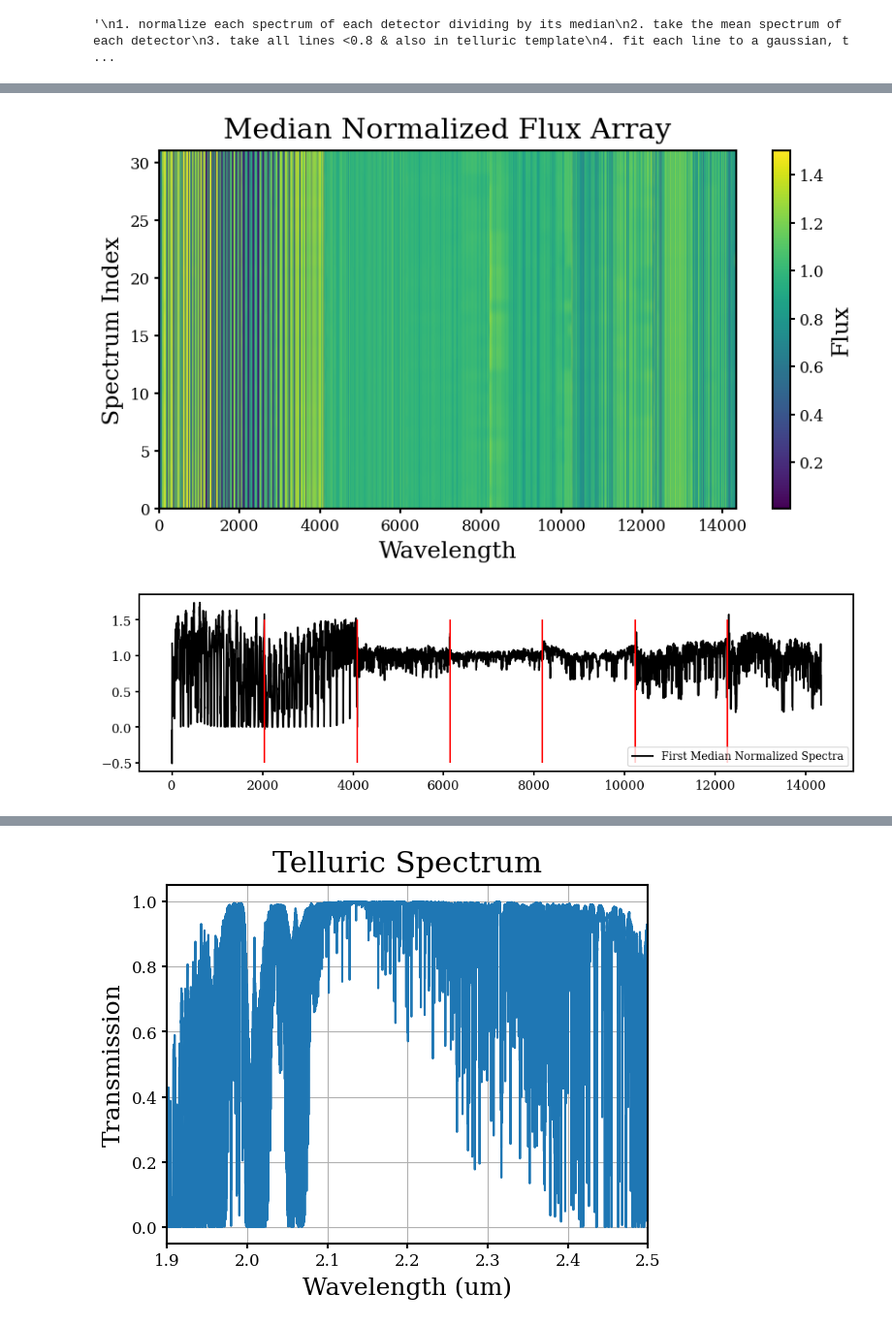
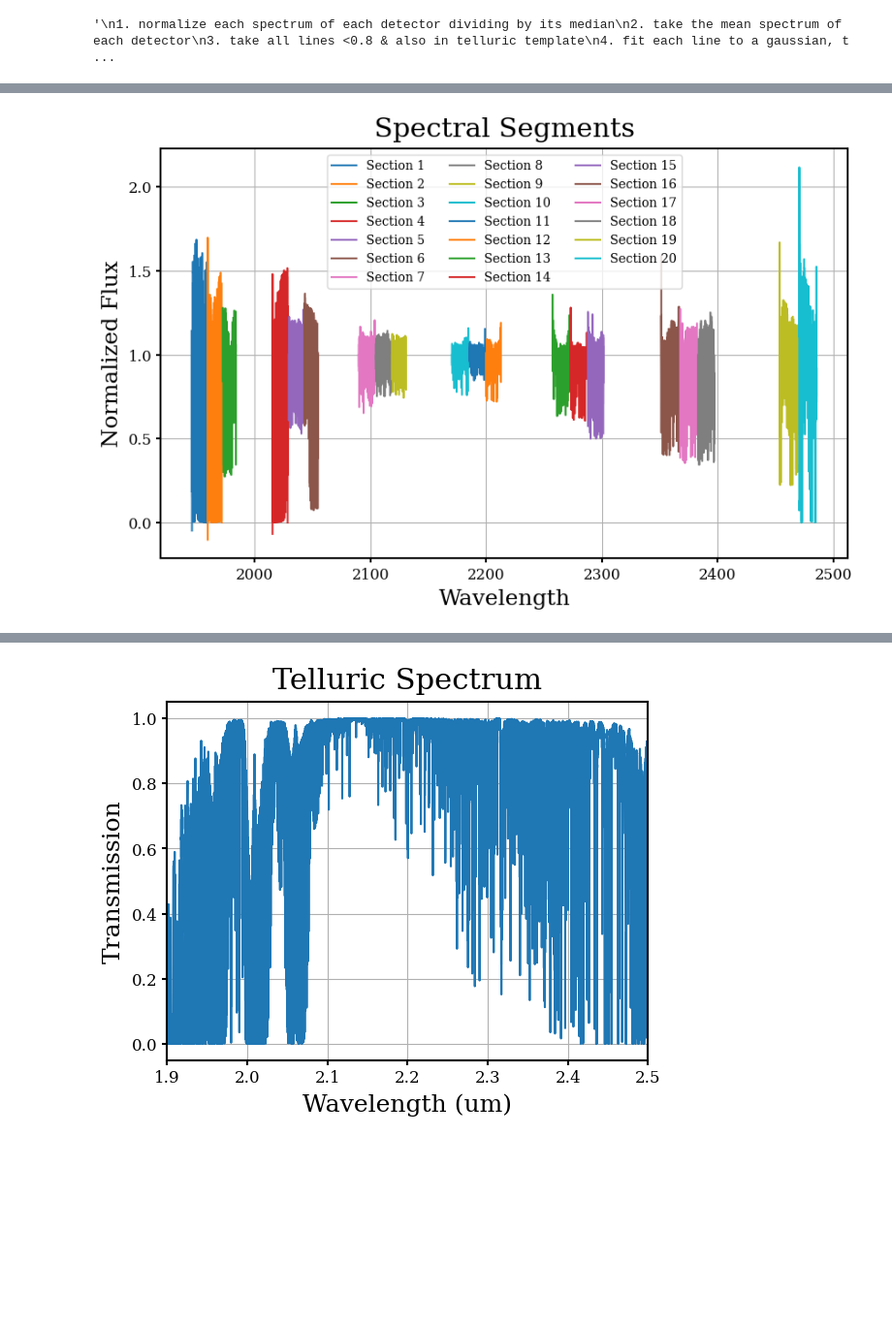
Before and after one commit to kenny-phan/pcassie, a Jupyter notebook: code/calibration.ipynb, the cells around one changed output, grey strips where cells are left out. Shown at 97% size. Drawn from its saved outputs; the diff is of its cells as text; code cells hidden in the pictures; blank space fills up the shorter version.

```diff
--- a/code/calibration.ipynb
+++ b/code/calibration.ipynb
@@ -63,31 +32,0 @@ min max of unmasked flux (-231456.3804420969, 980639.0105325861)
-# %%
-# 1.2 divide each spectrum of each detector by its median
-from crires_functions import split_divide_by_median
-
-valid_flux = flux[:, valid_mask]
-valid_pixels = pixels[valid_mask]
-valid_wave = wave[:, valid_mask]
-
-normalized_flux_array = []
-gaps_arr = []  # Store gaps for each spectrum
-
-for ii in range(len(valid_flux)):
-    orig_flux = valid_flux[ii, :]
-
-    orig_norm_flux, gaps = split_divide_by_median(valid_wave[0], orig_flux, 5)
-
-    normalized_flux_array.append(orig_norm_flux)
-    gaps_arr.append(gaps)
-
-plot_spectral_square(np.array(normalized_flux_array), valid_pixels, title="Median Normalized Flux Array")
-
-plt.figure(figsize=(12, 3))
-plt.plot(valid_pixels, np.array(normalized_flux_array)[0], label="First Median Normalized Spectra", color='black')
-for line in gaps_arr[0]:
-    plt.vlines(line, ymin=-0.5, ymax=1.5, color='red')
-plt.legend()
-#plt.xlim(10220, 12280)
-plt.show()
-# %% [output]
-[figure, removed]
-[figure, removed]
@@ -93,0 +58,24 @@ plt.show()
+# %%
+# quick plot to check that our gaps are nice
+wave_row = wave[0]
+flux_row = normalized_flux_array[0]
+gaps = gaps_arr[0]
+
+# Include start (0) and end (last index) for full coverage
+segment_edges = [0] + list(gaps) + [len(wave_row)]
+
+plt.figure(figsize=(10, 6))
+
+for i in range(len(segment_edges) - 1):
+    start = segment_edges[i]
+    end = segment_edges[i + 1]
+    plt.plot(wave_row[start:end], flux_row[start:end], label=f"Section {i+1}")
+
+plt.legend(ncol=3)
+plt.xlabel("Wavelength")
+plt.ylabel("Normalized Flux")
+plt.title("Spectral Segments")
+plt.grid(True)
+plt.show()
+# %% [output]
+[figure, added]
```
Also changed, not shown: parts of 24 cells of this notebook, 6 other files.
